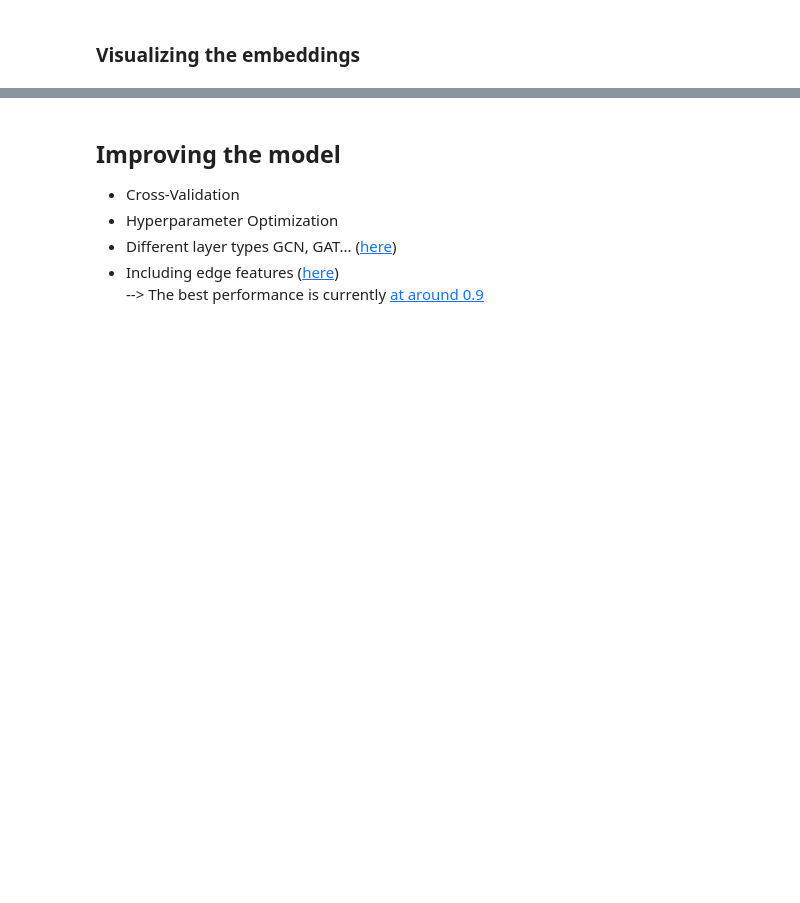
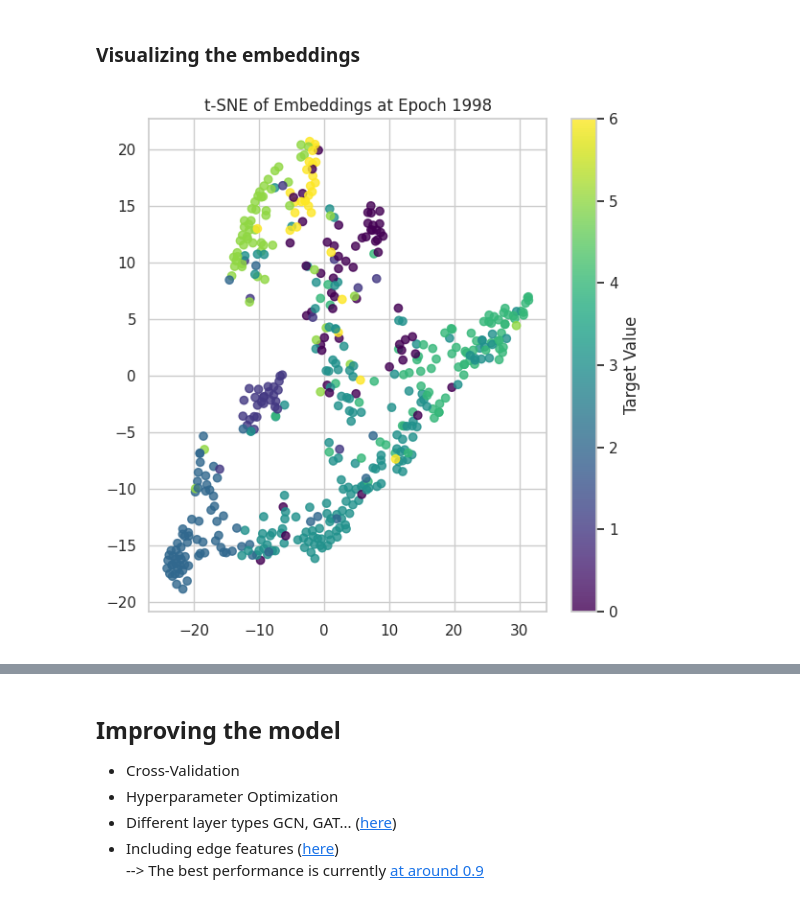
Before and after one commit to snt-arg/graph_matching_gnn, a Jupyter notebook: Node Classification.ipynb, the cells around one changed output, grey strips where cells are left out. Cells and saved outputs as stored; diff of their text form; code cells hidden in the pictures; blank space fills up the shorter version.

```diff
--- a/Node Classification.ipynb
+++ b/Node Classification.ipynb
@@ -304,5 +399,35 @@ torch.Size([2708, 7])
 # %% [markdown]
 ### Visualizing the embeddings
+# %%
+# Function for visualize the embedding
+from sklearn.manifold import TSNE
+import matplotlib.pyplot as plt
+
+def plot_embeddings(embeddings, targets, epoch):
+    # Convert to numpy
+    emb = embeddings.cpu().detach().numpy()
+    y = targets.cpu().detach().numpy()
+
+    # Reduce to 2D
+    tsne = TSNE(n_components=2, random_state=42)
+    emb_2d = tsne.fit_transform(emb)
+
+    # Plot
+    plt.figure(figsize=(6, 6))
+    sc = plt.scatter(emb_2d[:, 0], emb_2d[:, 1], c=y, cmap='viridis', alpha=0.8)
+    plt.colorbar(sc, label='Target Value')
+    plt.title(f"t-SNE of Embeddings at Epoch {epoch}")
+    plt.tight_layout()
+    plt.show()
+
+model.load_state_dict(torch.load(best_val_model_path, weights_only=True))
+with torch.no_grad():
+    model.eval()
+    embedding = model(data.x.float(), data.edge_index, return_embedding=True)
+
+plot_embeddings(embedding[data.val_mask], data.y[data.val_mask], best_epoch)
+# %% [output]
+[figure, added]
 # %%
 import matplotlib.pyplot as plt
 from sklearn.manifold import TSNE
```
Also changed, not shown: parts of 29 cells of this notebook.
